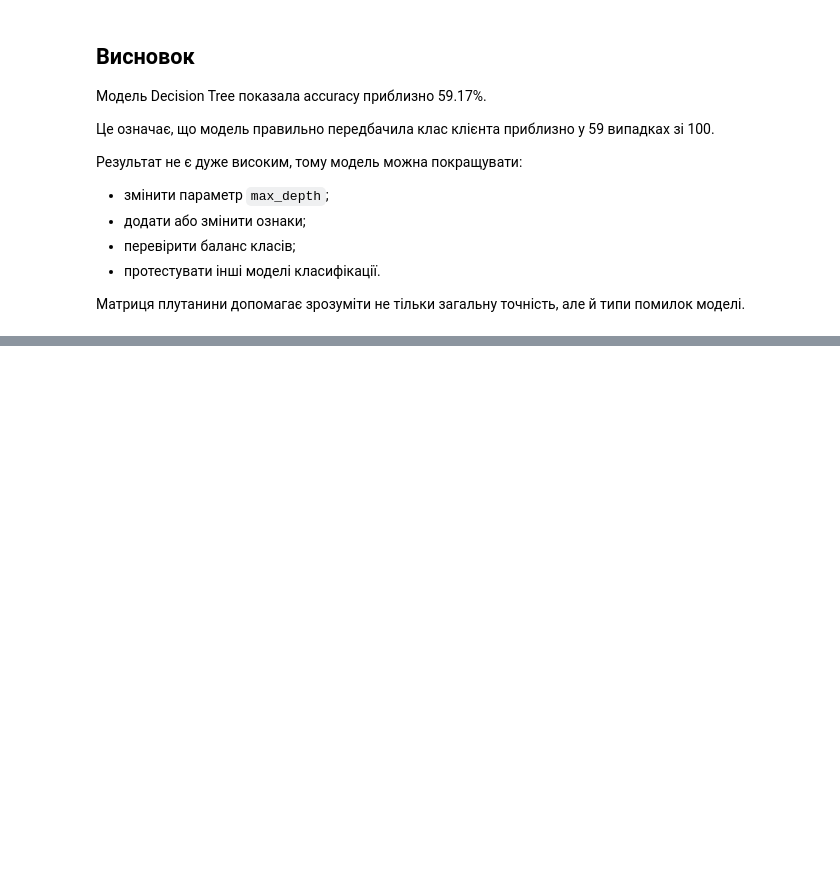
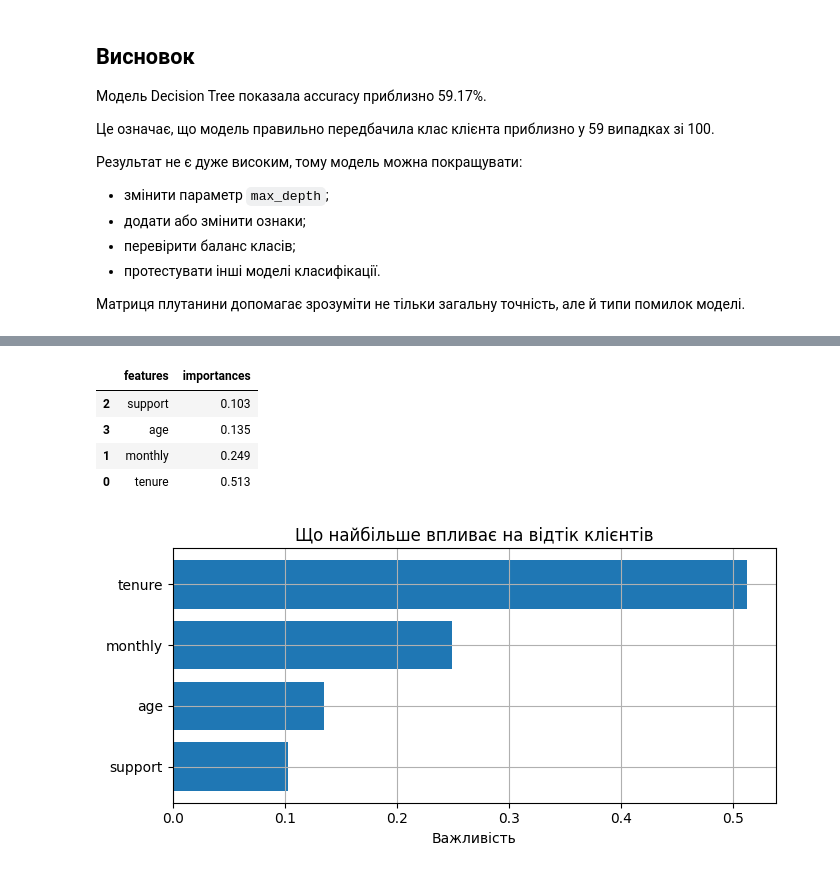
Before and after one commit to DymaStar/DTA_2026, a Jupyter notebook: ML/DS_Classification_DecisionTreeClassifier_DTA.ipynb, the cells around one changed output, grey strips where cells are left out. Cells and saved outputs as stored; diff of their text form; code cells hidden in the pictures; blank space fills up the shorter version.

Commit message:
Colab # Random Forest

```diff
--- a/ML/DS_Classification_DecisionTreeClassifier_DTA.ipynb
+++ b/ML/DS_Classification_DecisionTreeClassifier_DTA.ipynb
@@ -126,16 +126,16 @@ Decision Tree:
 from sklearn.tree import DecisionTreeClassifier
 # %%
 # Створення моделі
-model = DecisionTreeClassifier(
+model_tree = DecisionTreeClassifier(
     max_depth=3,
     random_state=RANDOM_STATE
 )
 
 # Навчання моделі на train data
-model.fit(X_train, y_train)
+model_tree.fit(X_train, y_train)
 
 # Прогноз для test data
-y_pred = model.predict(X_test)
+y_pred = model_tree.predict(X_test)
 # %% [markdown]
 ## Пояснення параметрів
 
@@ -364,0 +453,58 @@ weighted avg       0.61      0.59      0.60       240
+# %%
+# Створюємо DataFrame з важливістю ознак
+
+# X.columns -> назви ознак
+# feature_importances_ -> важливість кожної ознаки,
+# яку порахував Random Forest
+importances = pd.DataFrame({
+
+        "features": X.columns, # Назви ознак
+
+    # Важливість ознак
+    # round(3) округлює значення до 3 знаків
+    "importances": model_forest.feature_importances_.round(3)
+
+})
+
+# Сортуємо ознаки:
+# ascending=False -> від найбільш важливих до найменш важливих
+importances = importances.sort_values(
+    "importances",
+    ascending=True
+)
+
+# Виводимо таблицю importance
+display(importances)
+
+# Розмір графіка
+plt.figure(figsize=(7, 3.5))
+
+# Горизонтальний bar chart
+# features -> по осі Y
+# importances -> по осі X
+plt.barh(
+    importances["features"],
+    importances["importances"]
+)
+
+# Назва осі X
+plt.xlabel("Важливість")
+
+# Заголовок графіка
+plt.title("Що найбільше впливає на відтік клієнтів")
+
+# Сітка для зручності читання
+plt.grid(True)
+
+# Автоматичне вирівнювання елементів
+plt.tight_layout()
+
+# Відображення графіка
+plt.show()
+# %% [output]
+|  | features | importances |
+| 2 | support | 0.103 |
+| 3 | age | 0.135 |
+| 1 | monthly | 0.249 |
+| 0 | tenure | 0.513 |
+[figure, added]
```
Also changed, not shown: parts of 8 cells of this notebook.
